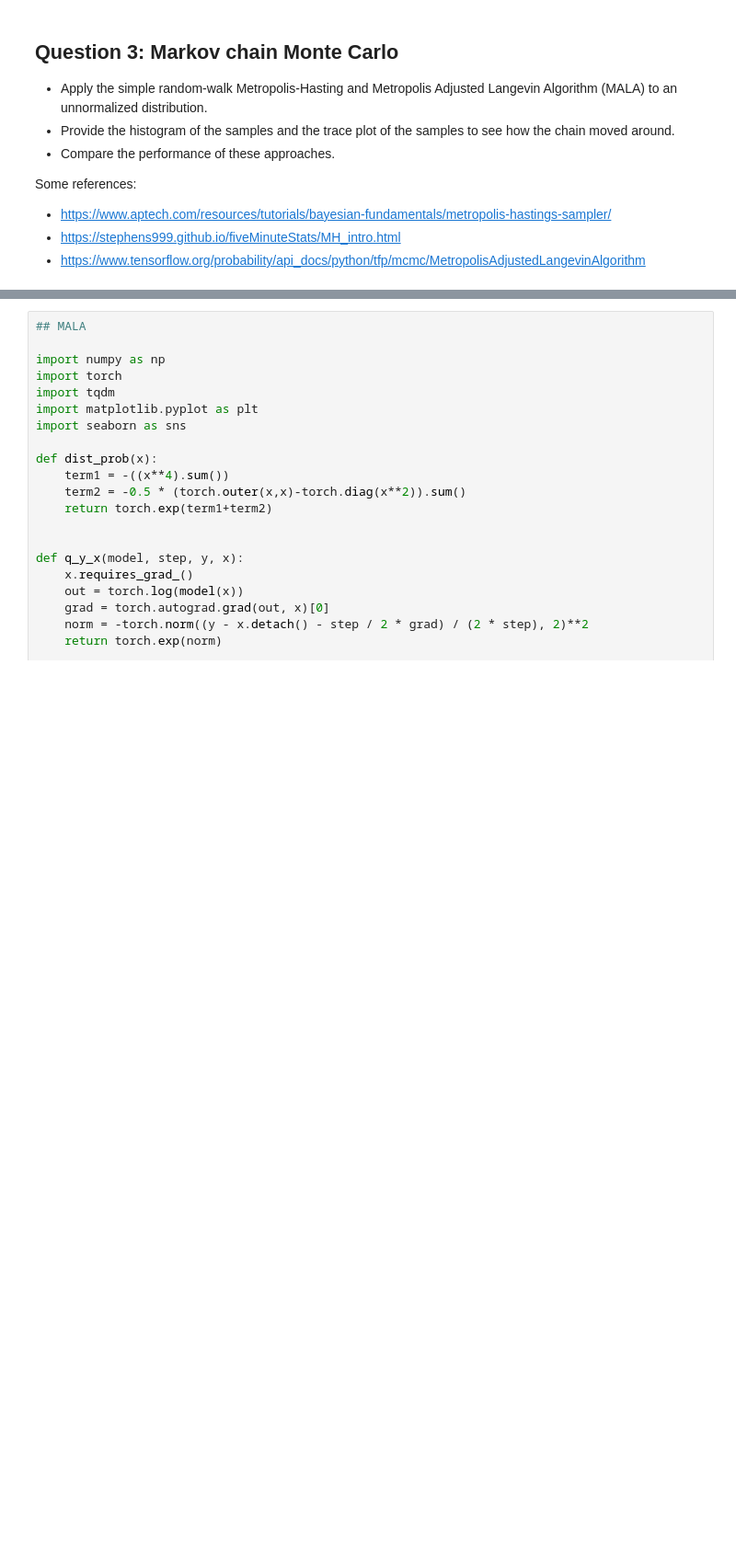
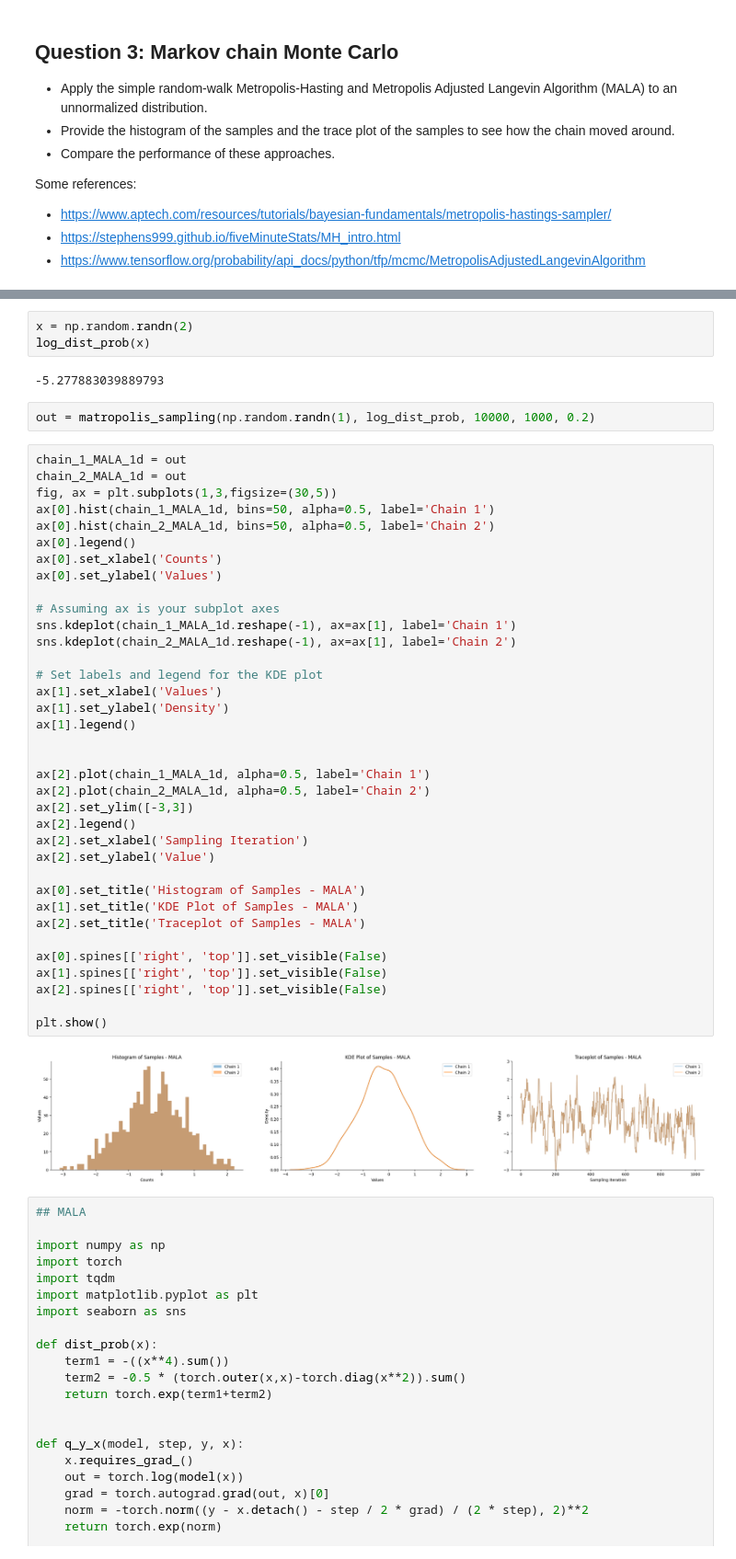
Before and after one commit to Beilong-Tang/ECE689_Advanced_Topics_Deep_Learning, a Jupyter notebook: src/hw1/solution/q_3/q_3.ipynb, the cells around one changed output, grey strips where cells are left out. Shown at 92% size. Cells and saved outputs as stored; diff of their text form; blank space fills up the shorter version.

```diff
--- a/src/hw1/solution/q_3/q_3.ipynb
+++ b/src/hw1/solution/q_3/q_3.ipynb
@@ -14,3 +41,48 @@ Some references:
+# %%
+x = np.random.randn(2)
+log_dist_prob(x)
+# %% [output]
+-5.277883039889793
+# %%
+out = matropolis_sampling(np.random.randn(1), log_dist_prob, 10000, 1000, 0.2)
+# %%
+chain_1_MALA_1d = out
+chain_2_MALA_1d = out
+fig, ax = plt.subplots(1,3,figsize=(30,5))
+ax[0].hist(chain_1_MALA_1d, bins=50, alpha=0.5, label='Chain 1')
+ax[0].hist(chain_2_MALA_1d, bins=50, alpha=0.5, label='Chain 2')
+ax[0].legend()
+ax[0].set_xlabel('Counts')
+ax[0].set_ylabel('Values')
+
+# Assuming ax is your subplot axes
+sns.kdeplot(chain_1_MALA_1d.reshape(-1), ax=ax[1], label='Chain 1')
+sns.kdeplot(chain_2_MALA_1d.reshape(-1), ax=ax[1], label='Chain 2')
+
+# Set labels and legend for the KDE plot
+ax[1].set_xlabel('Values')
+ax[1].set_ylabel('Density')
+ax[1].legend()
+
+
+ax[2].plot(chain_1_MALA_1d, alpha=0.5, label='Chain 1')
+ax[2].plot(chain_2_MALA_1d, alpha=0.5, label='Chain 2')
+ax[2].set_ylim([-3,3])
+ax[2].legend()
+ax[2].set_xlabel('Sampling Iteration')
+ax[2].set_ylabel('Value')
+
+ax[0].set_title('Histogram of Samples - MALA')
+ax[1].set_title('KDE Plot of Samples - MALA')
+ax[2].set_title('Traceplot of Samples - MALA')
+
+ax[0].spines[['right', 'top']].set_visible(False)
+ax[1].spines[['right', 'top']].set_visible(False)
+ax[2].spines[['right', 'top']].set_visible(False)
+
+plt.show()
+# %% [output]
+[figure, added]
 # %%
 ## MALA
 
```
Also changed, not shown: parts of 1 cell of this notebook, 3 other files.
